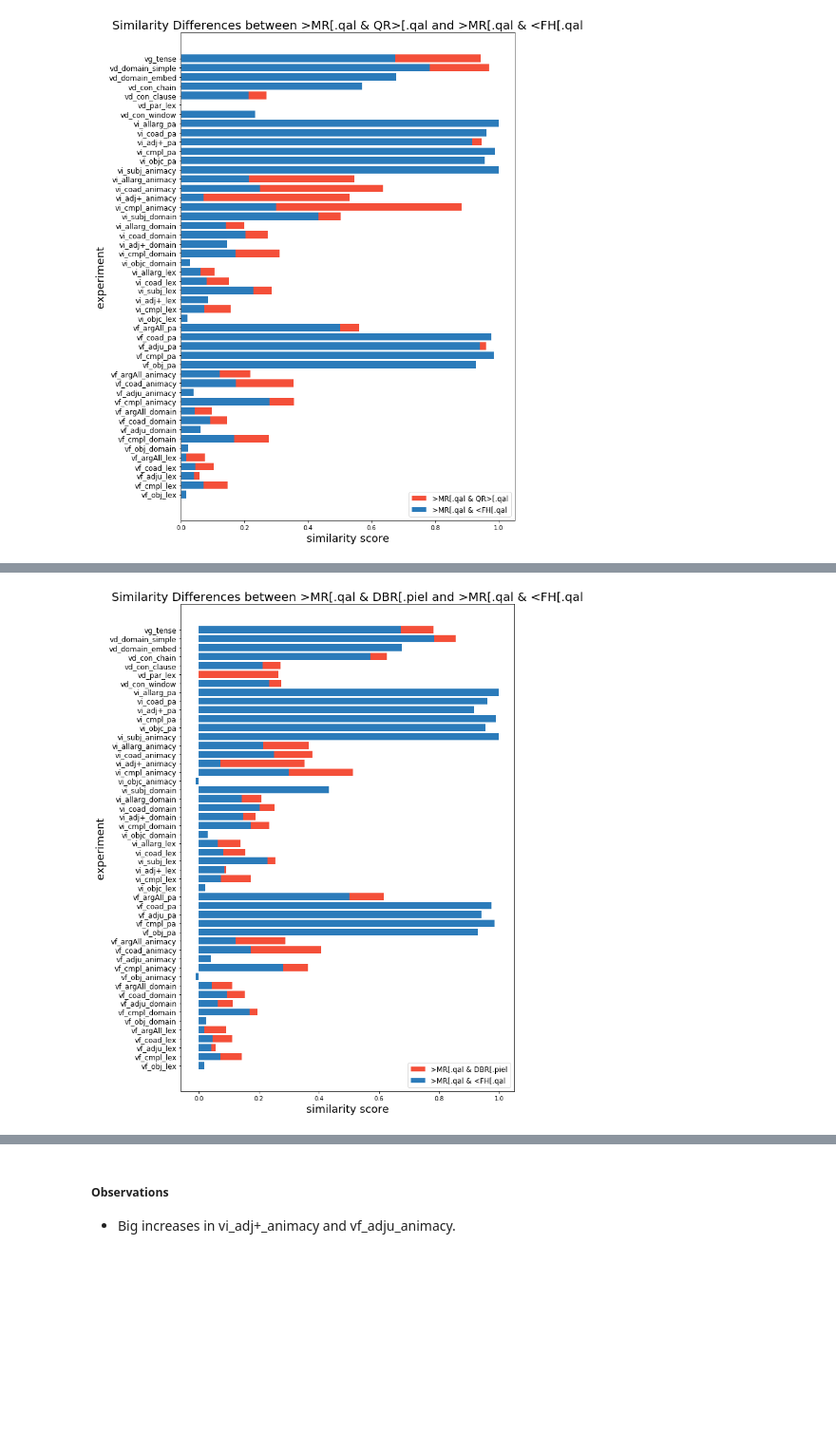
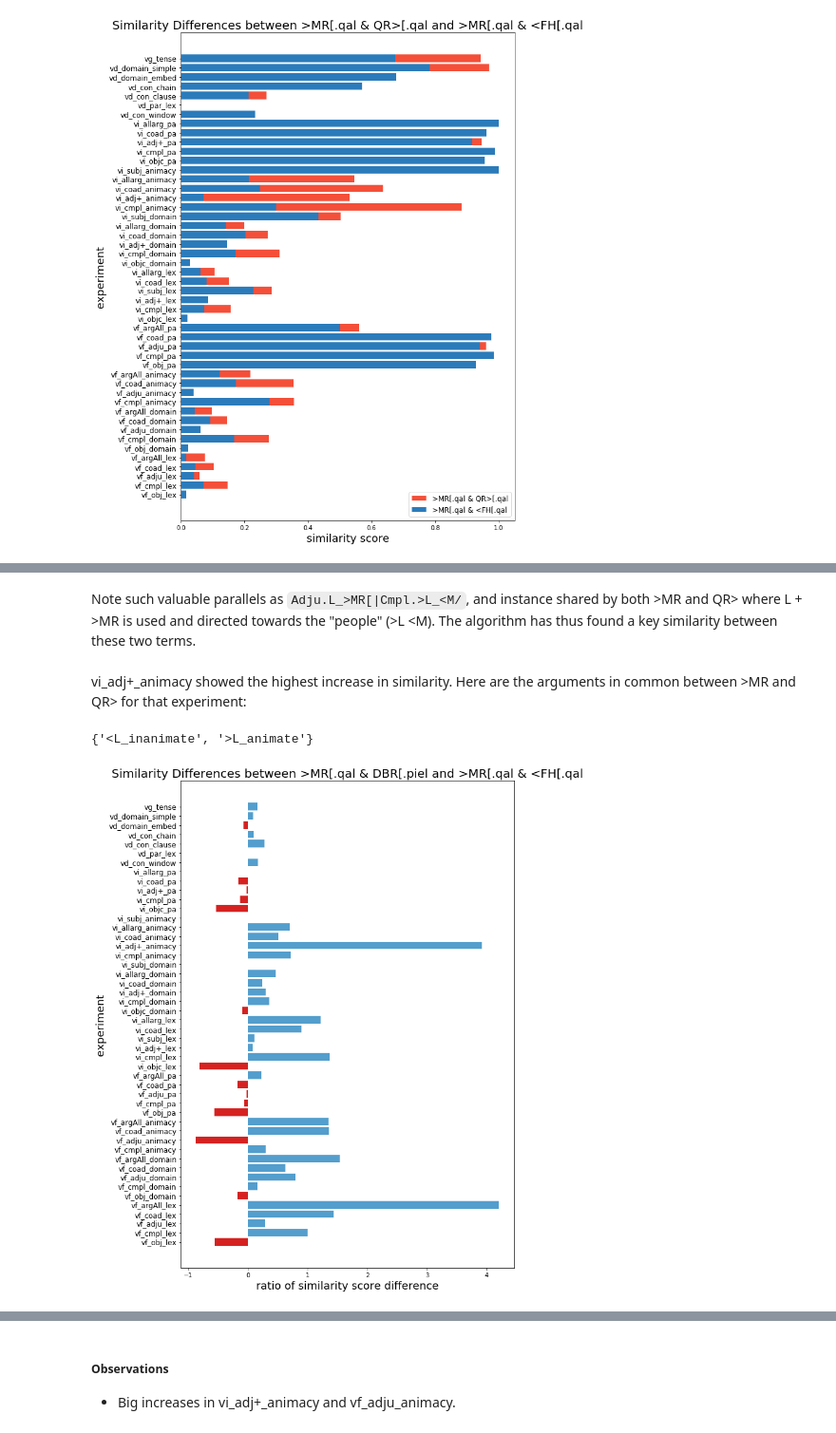
Before and after one commit to codykingham/verb_semantics, a Jupyter notebook: first_analysis.ipynb, the cells around one changed output, grey strips where cells are left out. Shown at 95% size. Cells and saved outputs as stored; diff of their text form; code cells hidden in the pictures; blank space fills up the shorter version.

Commit message:
add new visualization

```diff
--- a/first_analysis.ipynb
+++ b/first_analysis.ipynb
@@ -534,6 +534,32 @@ def compareSets(set1, set2):
     dataset2 = get_sim_experiments(set2[0], set2[1], show=False, wordSet={set1[0], set1[1], set2[0], set2[1]})
 
     compare_simPatterns(dataset1, dataset2, pairs=(f'{set1[0]} & {set1[1]}', f'{set2[0]} & {set2[1]}'))
+
+def compareChange(set1, set2):
+    '''
+    Compare two pairs of words and their similarity differences.
+    '''
+    dataset1 = get_sim_experiments(set1[0], set1[1], show=False, wordSet={set1[0], set1[1], set2[0], set2[1]})
+    dataset2 = get_sim_experiments(set2[0], set2[1], show=False, wordSet={set1[0], set1[1], set2[0], set2[1]})
+
+    change = dataset1
+    change['score'] = dataset1['score'] - dataset2['score']
+    change['score'] = change['score'] / dataset2['score']
+    datachange = list(reversed(change['score']))
+    blue = sns.color_palette(palette='Blues')[3]
+    red = sns.color_palette(palette='Reds')[4]
+    colors = [blue if score > 0 else red for score in datachange]
+
+    pairs = f'{set1[0]} & {set1[1]}', f'{set2[0]} & {set2[1]}'
+
+    xLocations = np.arange(change.shape[0])
+    barwidth = 0.8       # the width of the bars: can also be len(x) sequence
+    plt.figure(figsize=(10, 15))
+    plt.barh(xLocations, datachange, barwidth, color=colors)
+    plt.yticks(xLocations, list(reversed(dataset1['experiment'])), fontsize=12)
+    plt.ylabel('experiment', fontsize=18)
+    plt.xlabel('ratio of similarity score difference', fontsize=18)
+    plt.title(f'Similarity Differences between {pairs[0]} and {pairs[1]}', fontsize=20)
 # %% [markdown]
 <hr>
 
@@ -652,4 +709,15 @@ compareSets(('>MR[.qal', 'QR>[.qal'), ('>MR[.qal', '<FH[.qal'))
+# %% [markdown]
+Note such valuable parallels as `Adju.L_>MR[|Cmpl.>L_<M/`, and instance shared by both >MR and QR> where L + >MR is used and directed towards the "people" (>L <M). The algorithm has thus found a key similarity between these two terms.
+# %% [markdown]
+vi_adj+\_animacy showed the highest increase in similarity. Here are the arguments in common between >MR and QR> for that experiment:
+# %%
+top_say = set(spaces['vi_adj+_animacy'].pmi['>MR[.qal'].sort_values(ascending=False).head(10).index) # top 10
+top_speak = set(spaces['vi_adj+_animacy'].pmi['QR>[.qal'].sort_values(ascending=False).head(10).index) # top 10
+
+top_say & top_speak
+# %% [output]
+{'<L_inanimate', '>L_animate'}
 # %%
-compareSets(('>MR[.qal', 'DBR[.piel'), ('>MR[.qal', '<FH[.qal'))
+compareChange(('>MR[.qal', 'DBR[.piel'), ('>MR[.qal', '<FH[.qal'))
 # %% [output]
-[figure, old version]
+[figure, new version]
```
Also changed, not shown: parts of 18 cells of this notebook.
